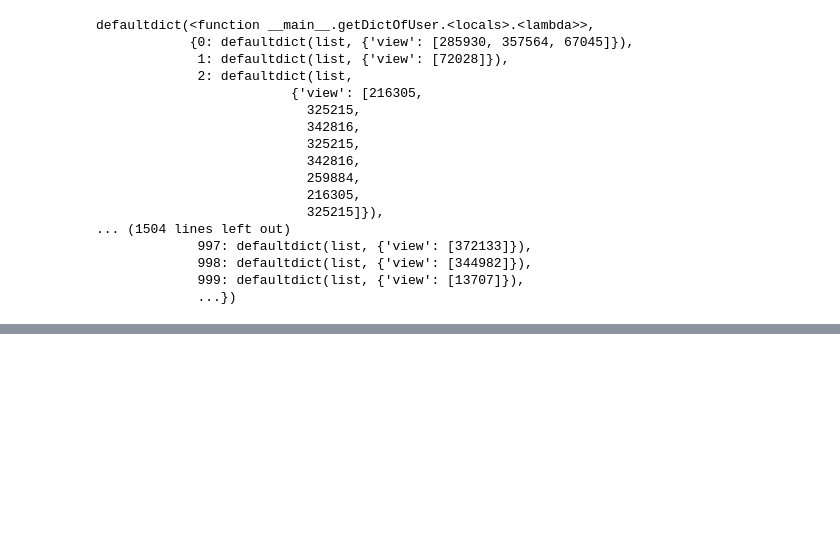
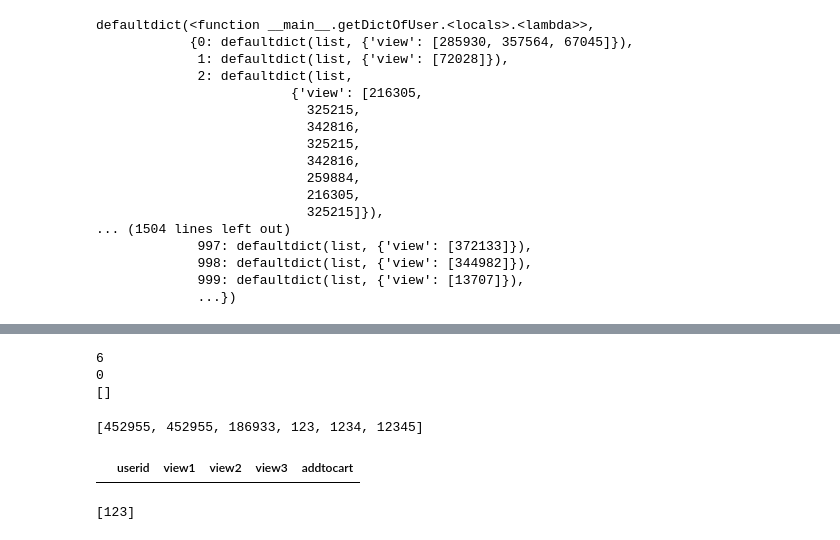
Before and after one commit to saurabhsingh13no/RecommenderSystem, a Jupyter notebook: Notebook/ExploratoryDataAnalysis.ipynb, the cells around one changed output, grey strips where cells are left out. Saved outputs shown, nothing was run; the diff lists cells and outputs as text; code cells hidden in the pictures; blank space fills up the shorter version.

```diff
--- a/Notebook/ExploratoryDataAnalysis.ipynb
+++ b/Notebook/ExploratoryDataAnalysis.ipynb
@@ -165,0 +278,21 @@ defaultdict(<function __main__.getDictOfUser.<locals>.<lambda>>,
+# %%
+l=[452955, 452955, 186933, 123, 1234, 12345]
+print (len(l))
+remainder = int(len(l)%3)
+print (remainder)
+print (np.zeros(remainder))
+l.extend(np.zeros(remainder))
+l
+# %% [output]
+6
+0
+[]
+[452955, 452955, 186933, 123, 1234, 12345]
+# %%
+userDF
+# %% [output]
+|  | userid | view1 | view2 | view3 | addtocart |
+# %%
+l[3:4]
+# %% [output]
+[123]
```
Also changed, not shown: parts of 8 cells of this notebook.
